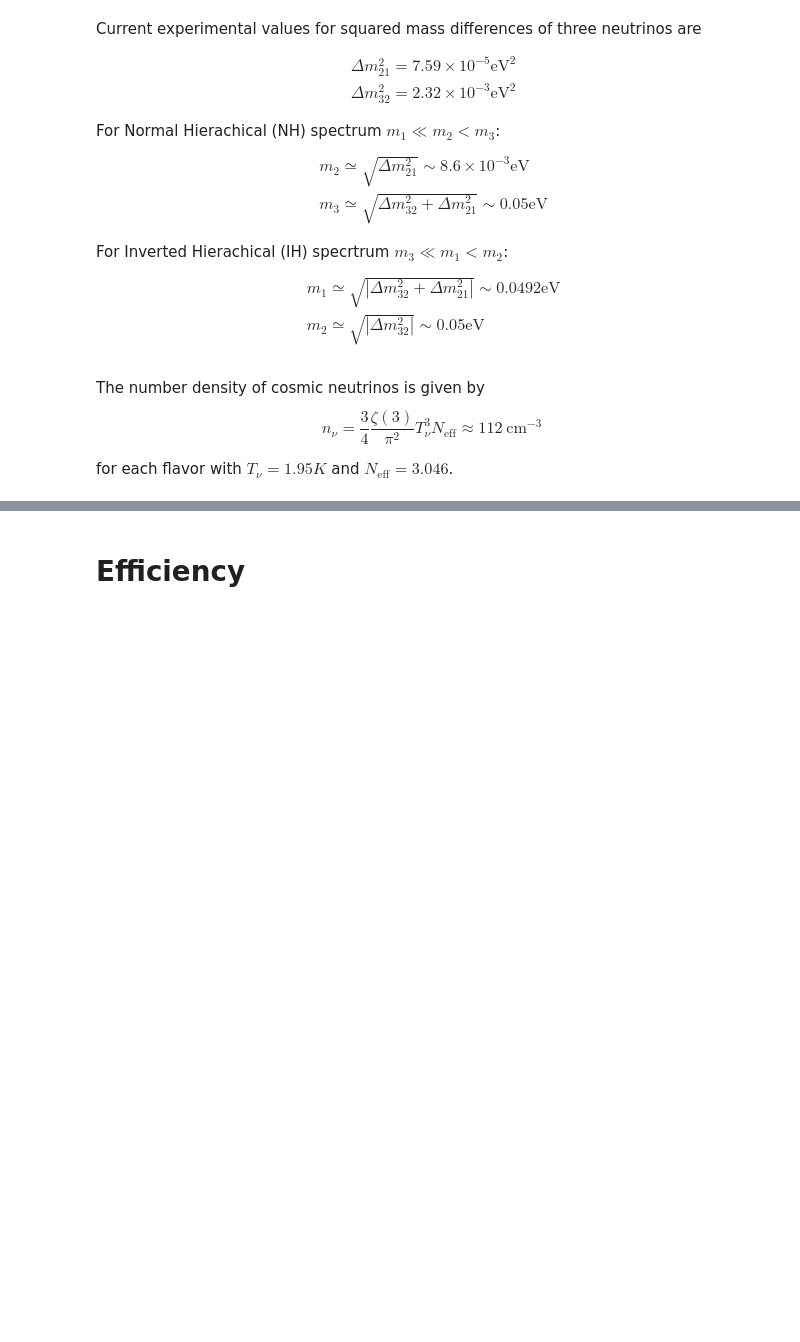
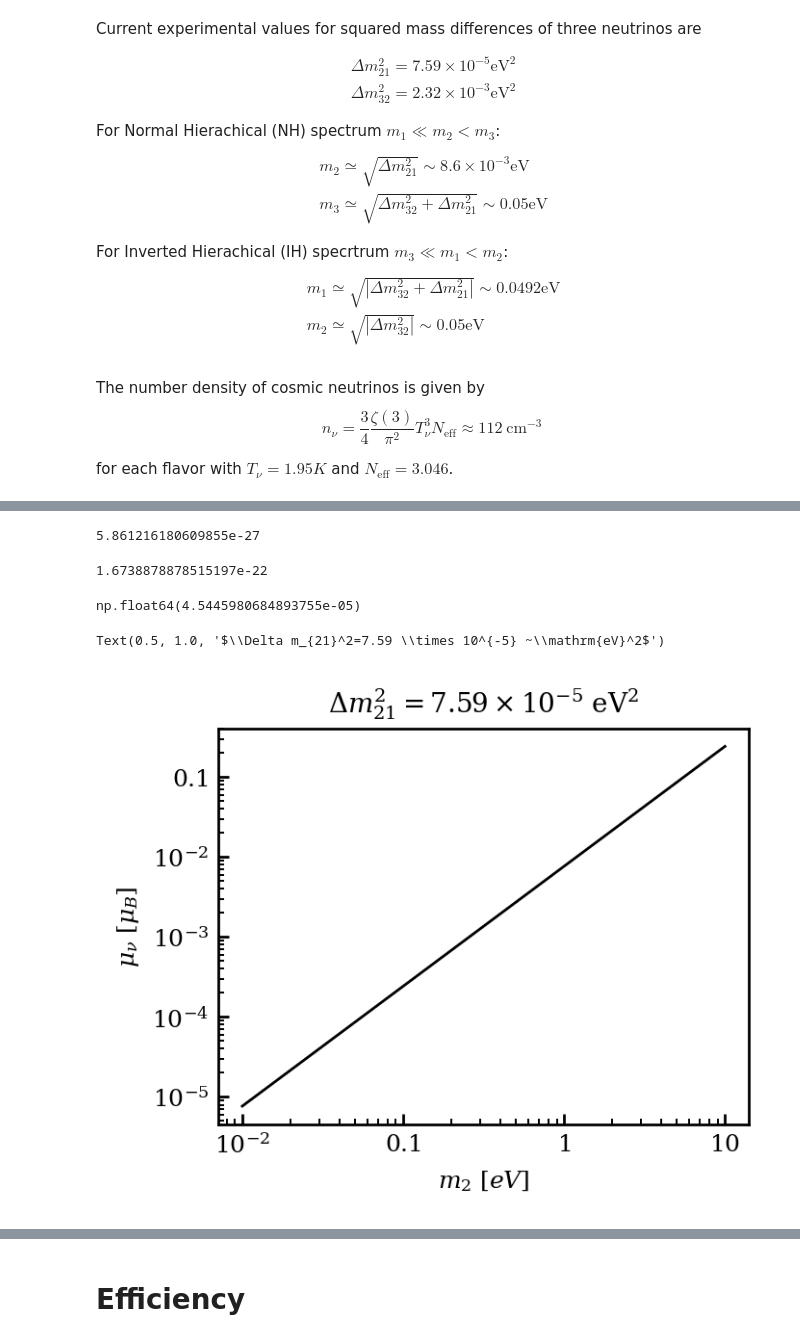
Before and after one commit to FaroutYLq/axioph, a Jupyter notebook: CvB/photon_counting.ipynb, the cells around one changed output, grey strips where cells are left out. Cells and saved outputs as stored; diff of their text form; code cells hidden in the pictures; blank space fills up the shorter version.

```diff
--- a/CvB/photon_counting.ipynb
+++ b/CvB/photon_counting.ipynb
@@ -70 +99,7 @@ $$
 $$
+# %%
+import matplotlib.pyplot as plt
+import numpy as np
+
+# Apply the style
+plt.style.use('../xenonnt.mplstyle')
@@ -70,0 +167,24 @@ $$
+# %%
+gamma_nu(5e-2, 7.59e-5, 2.2e-12)
+# %% [output]
+5.861216180609855e-27
+# %%
+gamma_nu(5e-2, 2.32e-3, 2.2e-12)
+# %% [output]
+1.6738878878515197e-22
+# %%
+mu(1, 2.32e-3, 1e-3)
+# %% [output]
+np.float64(4.5445980684893755e-05)
+# %%
+m_i = np.logspace(-2, 1, 1000)
+plt.plot(m_i, mu(m_i, 7.59e-5, 1e-3))
+
+plt.xscale("log")
+plt.yscale("log")
+plt.ylabel(r"$\mu_\nu ~[\mu_B]$")
+plt.xlabel(r"$m_2 ~[eV]$")
+plt.title(r"$\Delta m_{21}^2=7.59 \times 10^{-5} ~\mathrm{eV}^2$")
+# %% [output]
+Text(0.5, 1.0, '$\\Delta m_{21}^2=7.59 \\times 10^{-5} ~\\mathrm{eV}^2$')
+[figure, added]
```
Also changed, not shown: parts of 8 cells of this notebook.
